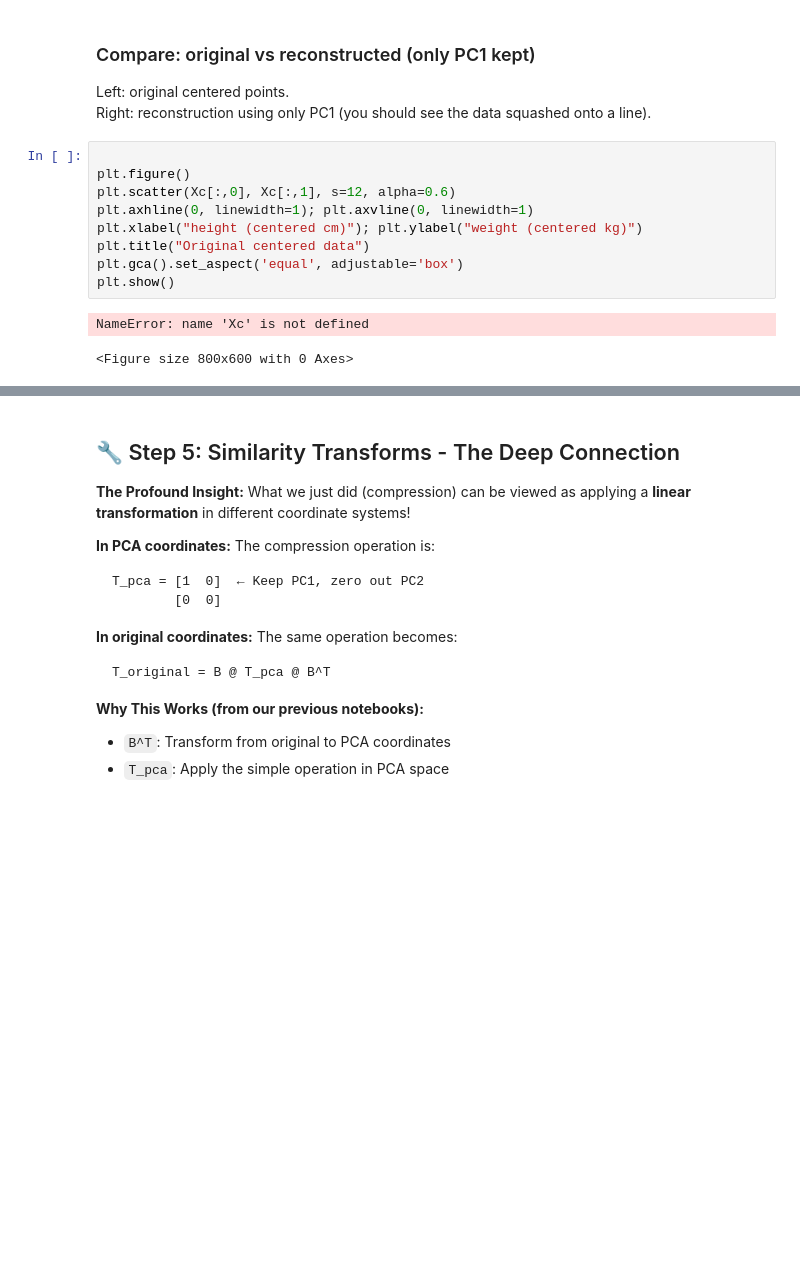
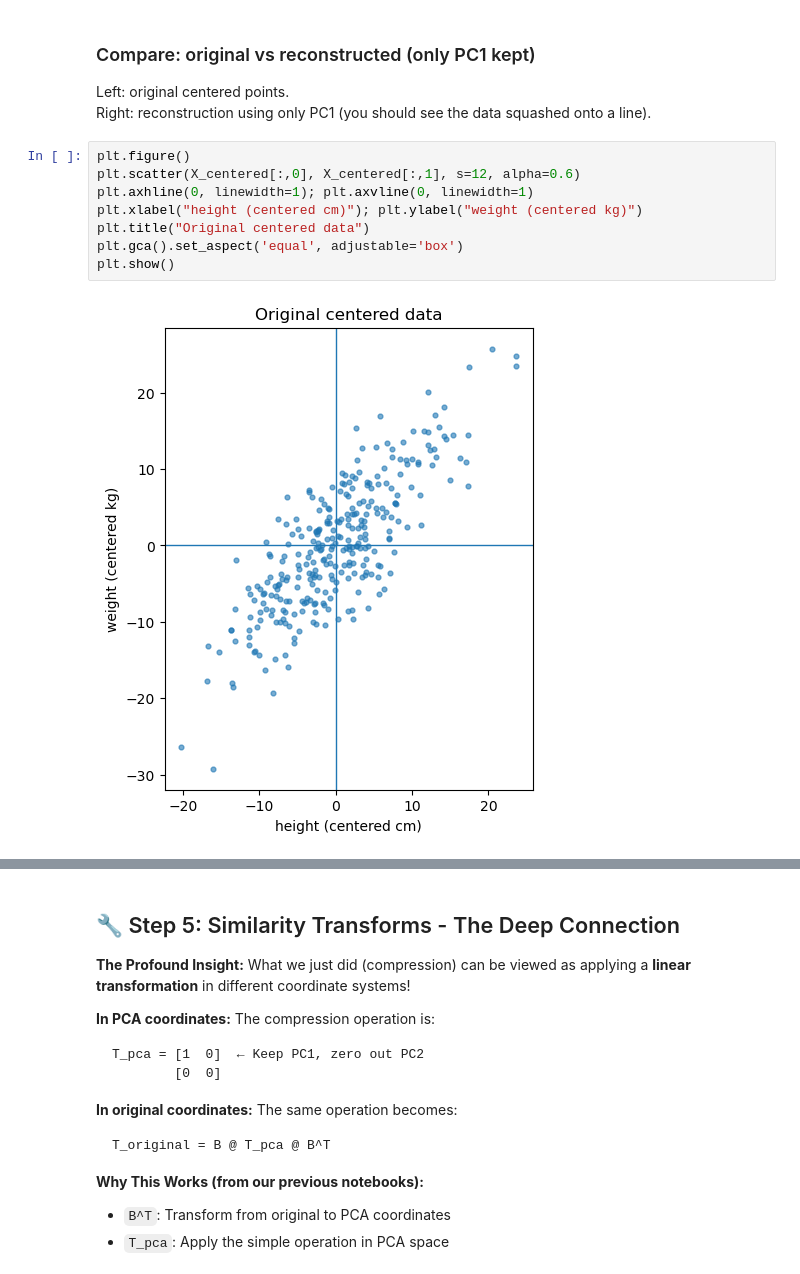
Before and after one commit to MarRoth93/Study_ML, a Jupyter notebook: math_for_ml/02_matrices_02/03b_example_change_of_basis.ipynb, the cells around one changed output, grey strips where cells are left out. Saved outputs shown, nothing was run; the diff lists cells and outputs as text; blank space fills up the shorter version.

Commit message:
bug fixes in plots

```diff
--- a/math_for_ml/02_matrices_02/03b_example_change_of_basis.ipynb
+++ b/math_for_ml/02_matrices_02/03b_example_change_of_basis.ipynb
@@ -633,15 +633,13 @@ print("\n💡 Key insight: Complex projection in original space = simple operati
 Left: original centered points.
 Right: reconstruction using only PC1 (you should see the data squashed onto a line).
 # %%
-
 plt.figure()
-plt.scatter(Xc[:,0], Xc[:,1], s=12, alpha=0.6)
+plt.scatter(X_centered[:,0], X_centered[:,1], s=12, alpha=0.6)
 plt.axhline(0, linewidth=1); plt.axvline(0, linewidth=1)
 plt.xlabel("height (centered cm)"); plt.ylabel("weight (centered kg)")
 plt.title("Original centered data")
 plt.gca().set_aspect('equal', adjustable='box')
 plt.show()
 # %% [output]
-NameError: name 'Xc' is not defined
-<Figure size 800x600 with 0 Axes>
+[figure, added]
 # %%
```
Also changed, not shown: parts of 6 cells of this notebook.
